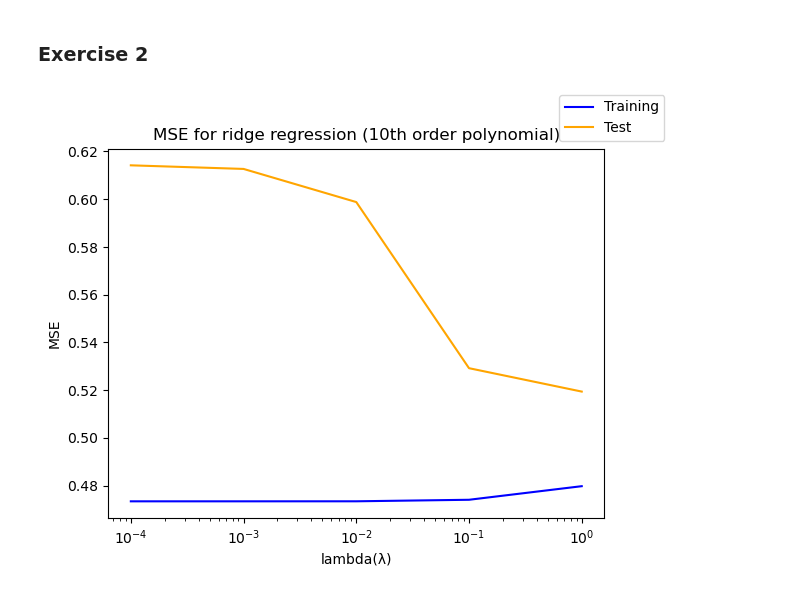
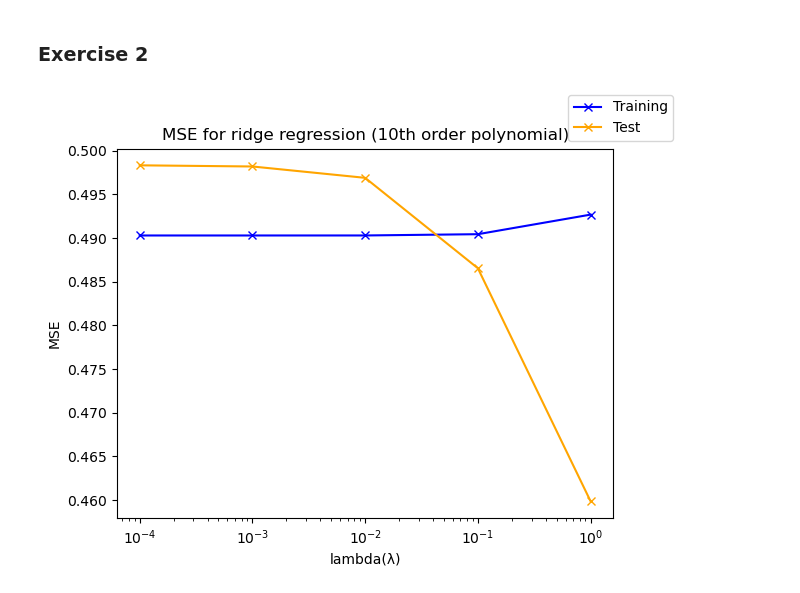
Before and after one commit to haraldtv/FYS-STK4155, a Jupyter notebook: week36/week36.ipynb, the cells around one changed output. Saved outputs shown, nothing was run; the diff lists cells and outputs as text; code cells hidden in the pictures.

```diff
--- a/week36/week36.ipynb
+++ b/week36/week36.ipynb
@@ -92,10 +92,10 @@ from sklearn.metrics import r2_score
 # %%
 # Static seed for consistency while testing
 np.random.seed(1)
-n = 50
+n = 100
 # Make data set.
 x = np.linspace(-3, 3, n).reshape(-1, 1)
-y = np.exp(-x**2) + 1.5 * np.exp(-(x-2)**2)+ np.random.normal(0, 0.1, x.shape)
+y = np.exp(-x**2) + 1.5 * np.exp(-(x-2)**2) + np.random.normal(0, 0.1, x.shape)
 
 def prep(x, y, degree):
     x_train, x_test, y_train, y_test = train_test_split(x, y, test_size=0.25)
@@ -148,33 +148,33 @@ def reg(x,y,degree, lambd):
 
 lambdas = [0.0001, 0.001, 0.01, 0.1, 1]
 deg5_mse_ols, deg5_r2_ols, deg5_mse_ridge, deg5_r2_ols, beta_ridge = reg(x,y,5,lambdas)
 deg10_mse_ols, deg10_r2_ols, deg10_mse_ridge, deg10_r2_ols, _ = reg(x,y,10,lambdas)
 deg15_mse_ols, deg15_r2_ols, deg15_mse_ridge, deg15_r2_ols, _ = reg(x,y,15,lambdas)
 
 # print(deg10_mse)
 # print(deg15_mse)
 
 fig, ax = plt.subplots()
 
 y_plot1 = []
 y_plot2 = []
 for mse in deg10_mse_ridge:
     y_plot1.append(mse[0])
     y_plot2.append(mse[1])
-ax.plot(lambdas, y_plot1, "-", color="blue", label="Training")
-ax.plot(lambdas, y_plot2, "-", color="orange", label="Test")
+ax.plot(lambdas, y_plot1, "-x", color="blue", label="Training")
+ax.plot(lambdas, y_plot2, "-x", color="orange", label="Test")
 
 ax.set_xlabel("lambda(λ)")
 ax.set_ylabel("MSE")
 
 ax.set_xscale("log")
 
 fig.legend()
 
 plt.xticks(lambdas)
 
 plt.title("MSE for ridge regression (10th order polynomial)")
 
 plt.show()
 # %% [output]
-[figure, old version]
+[figure, new version]
```
Also changed, not shown: parts of 1 cell of this notebook.
